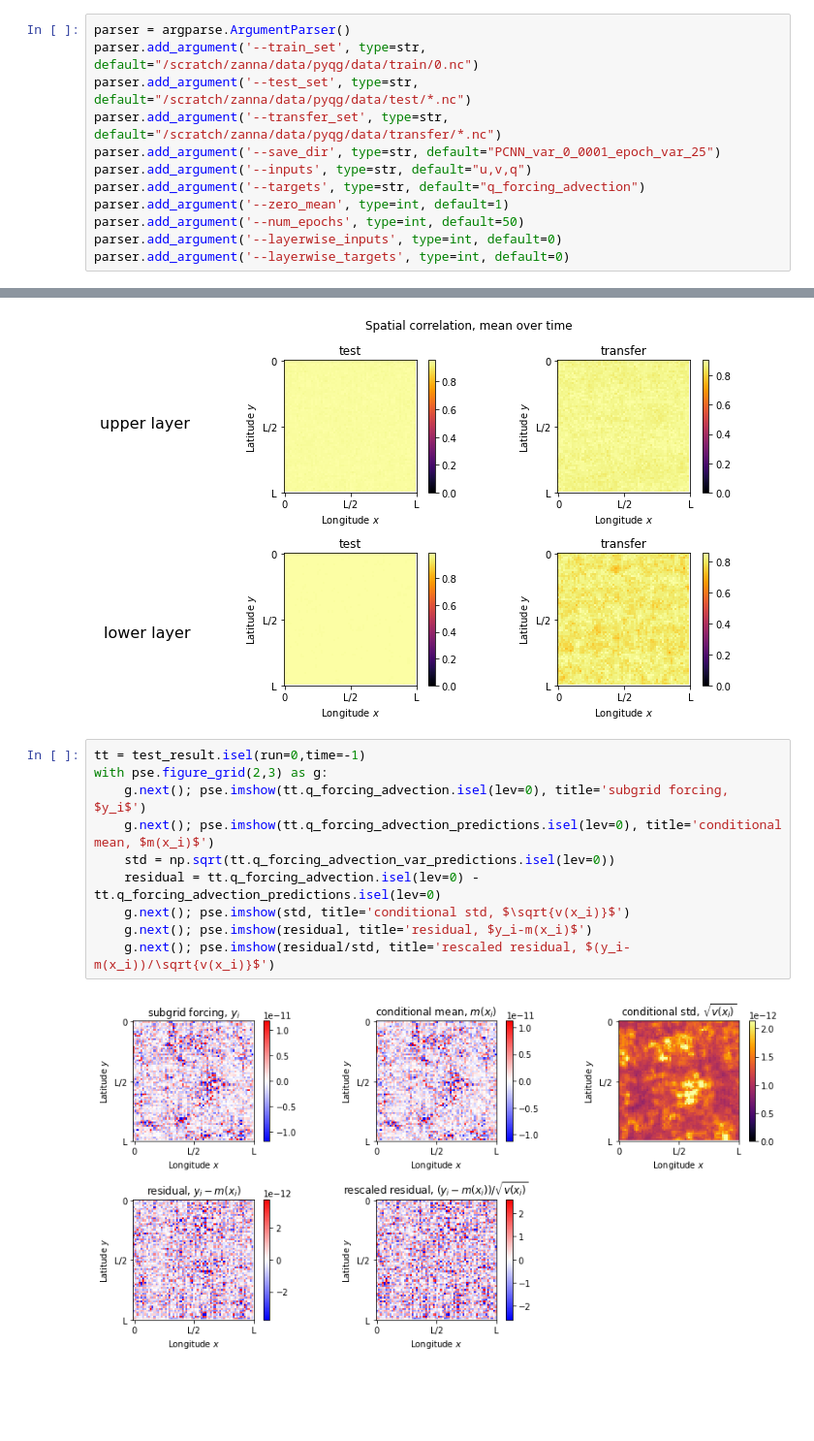
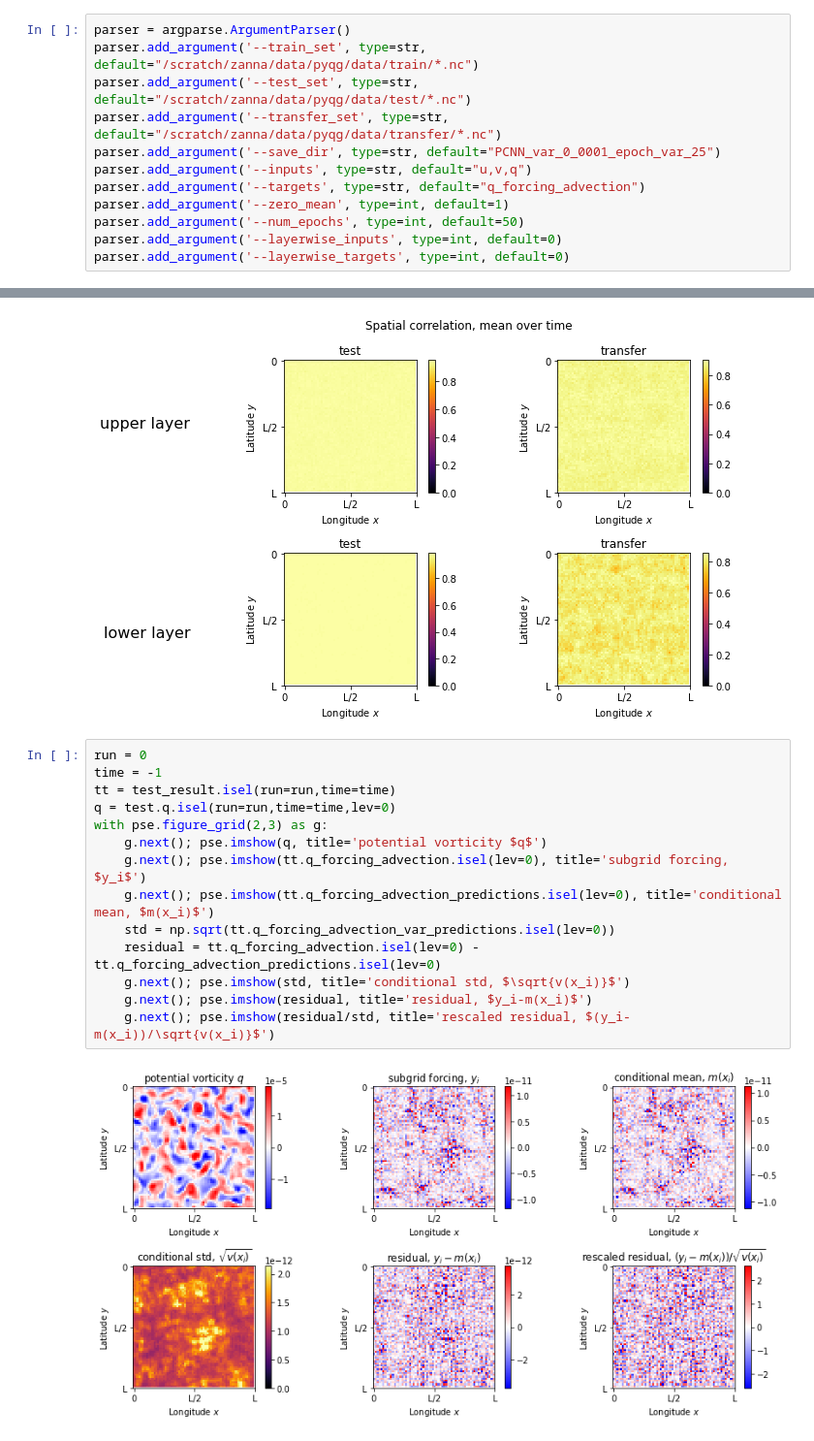
Before and after one commit to Pperezhogin/pyqg_experiments_Ross, a Jupyter notebook: pyqg_subgrid_experiments/test_Ross.ipynb, the cells around one changed output, grey strips where cells are left out. Shown at 97% size. Drawn from its saved outputs; the diff is of its cells as text; blank space fills up the shorter version.

```diff
--- a/pyqg_subgrid_experiments/test_Ross.ipynb
+++ b/pyqg_subgrid_experiments/test_Ross.ipynb
@@ -15,7 +15,7 @@ torch.cuda.is_available()
 False
 # %%
 parser = argparse.ArgumentParser()
-parser.add_argument('--train_set', type=str, default="/scratch/zanna/data/pyqg/data/train/0.nc")
+parser.add_argument('--train_set', type=str, default="/scratch/zanna/data/pyqg/data/train/*.nc")
 parser.add_argument('--test_set', type=str, default="/scratch/zanna/data/pyqg/data/test/*.nc")
 parser.add_argument('--transfer_set', type=str, default="/scratch/zanna/data/pyqg/data/transfer/*.nc")
 parser.add_argument('--save_dir', type=str, default="PCNN_var_0_0001_epoch_var_25")
@@ -153,14 +154,18 @@ with pse.figure_grid(2,2) as g:
 # %% [output]
 [figure]
 # %%
-tt = test_result.isel(run=0,time=-1)
+run = 0
+time = -1
+tt = test_result.isel(run=run,time=time)
+q = test.q.isel(run=run,time=time,lev=0)
 with pse.figure_grid(2,3) as g:
+    g.next(); pse.imshow(q, title='potential vorticity $q$')
     g.next(); pse.imshow(tt.q_forcing_advection.isel(lev=0), title='subgrid forcing, $y_i$')
     g.next(); pse.imshow(tt.q_forcing_advection_predictions.isel(lev=0), title='conditional mean, $m(x_i)$')
     std = np.sqrt(tt.q_forcing_advection_var_predictions.isel(lev=0))
     residual = tt.q_forcing_advection.isel(lev=0) - tt.q_forcing_advection_predictions.isel(lev=0)
     g.next(); pse.imshow(std, title='conditional std, $\sqrt{v(x_i)}$')
     g.next(); pse.imshow(residual, title='residual, $y_i-m(x_i)$')
     g.next(); pse.imshow(residual/std, title='rescaled residual, $(y_i-m(x_i))/\sqrt{v(x_i)}$')
 # %% [output]
-[figure, old version]
+[figure, new version]
```
Also changed, not shown: parts of 10 cells of this notebook.
